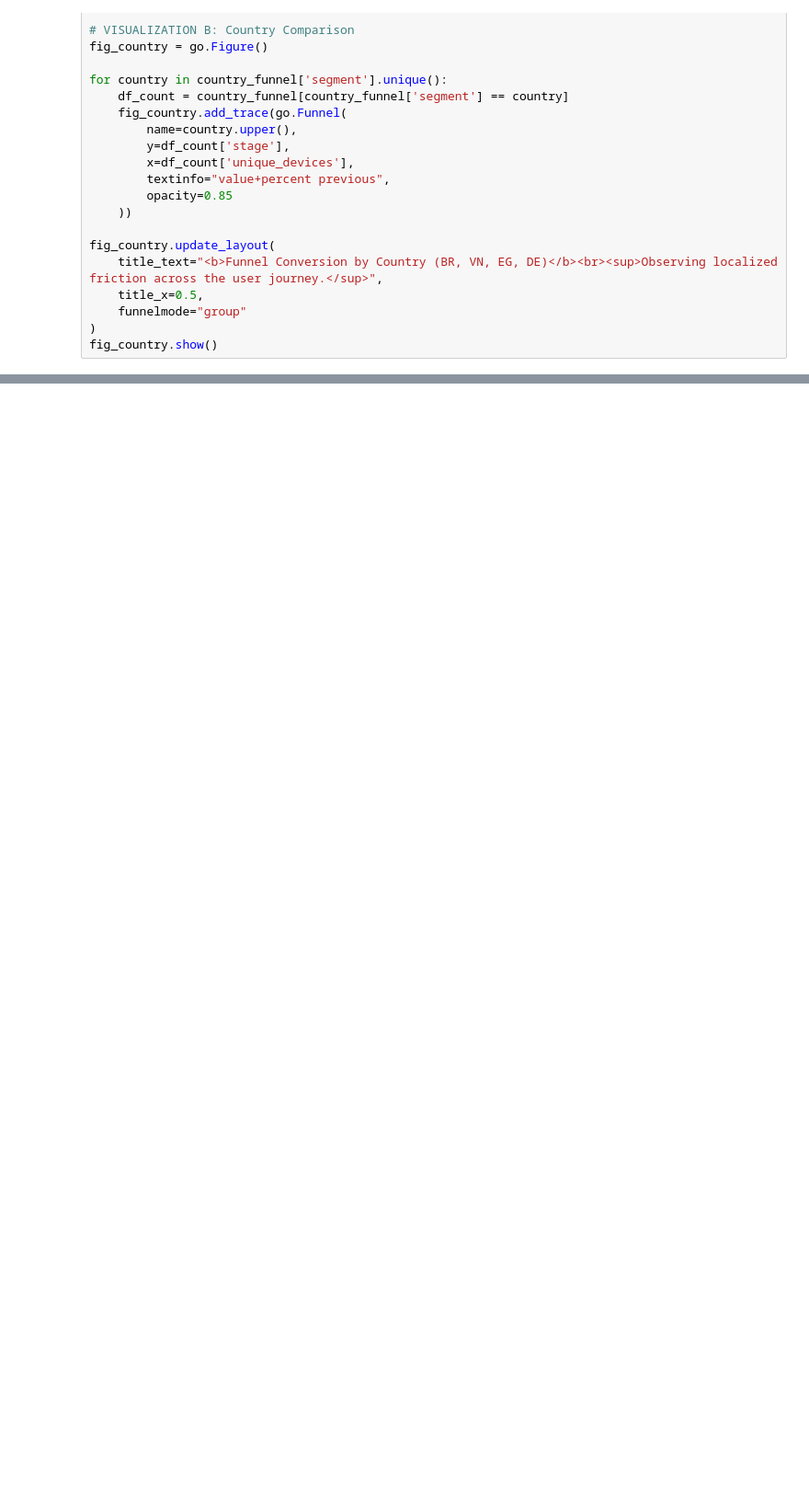
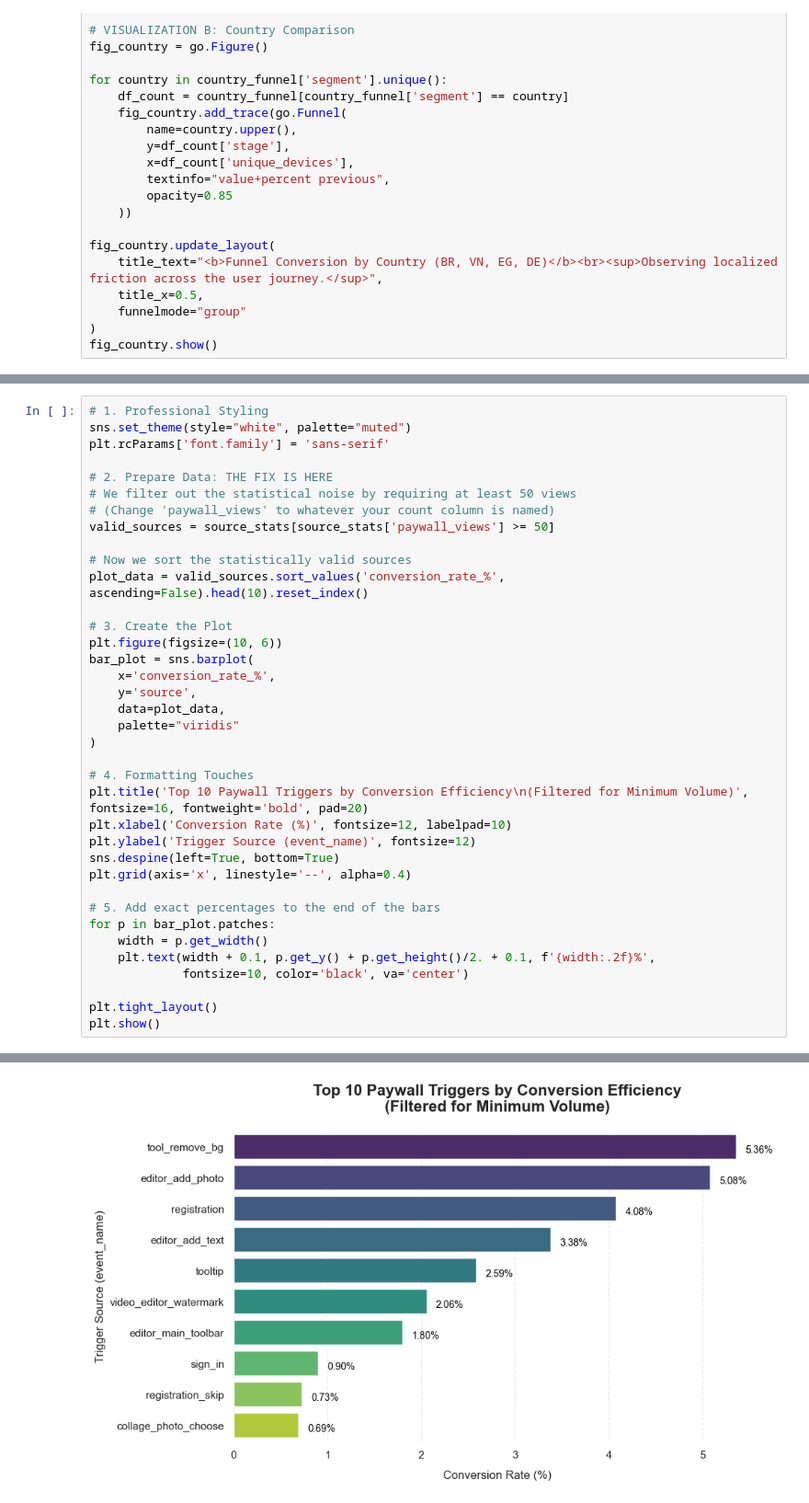
Before and after one commit to VaheGdlyan/DS_Projects, a Jupyter notebook: task_1_subscription_funnel/task_1_subscription_funnel.ipynb, the cells around one changed output, grey strips where cells are left out. Shown at 92% size. Cells and saved outputs as stored; diff of their text form; blank space fills up the shorter version.

Commit message:
feat: finalize Task 1 analysis, add professional visualizations, and complete Executive Summary

```diff
--- a/task_1_subscription_funnel/task_1_subscription_funnel.ipynb
+++ b/task_1_subscription_funnel/task_1_subscription_funnel.ipynb
@@ -291,0 +428,38 @@ fig_country.show()
+# %%
+# 1. Professional Styling
+sns.set_theme(style="white", palette="muted")
+plt.rcParams['font.family'] = 'sans-serif'
+
+# 2. Prepare Data: THE FIX IS HERE
+# We filter out the statistical noise by requiring at least 50 views
+# (Change 'paywall_views' to whatever your count column is named)
+valid_sources = source_stats[source_stats['paywall_views'] >= 50]
+
+# Now we sort the statistically valid sources
+plot_data = valid_sources.sort_values('conversion_rate_%', ascending=False).head(10).reset_index()
+
+# 3. Create the Plot
+plt.figure(figsize=(10, 6))
+bar_plot = sns.barplot(
+    x='conversion_rate_%',
+    y='source',
+    data=plot_data,
+    palette="viridis"
+)
+
+# 4. Formatting Touches
+plt.title('Top 10 Paywall Triggers by Conversion Efficiency\n(Filtered for Minimum Volume)', fontsize=16, fontweight='bold', pad=20)
+plt.xlabel('Conversion Rate (%)', fontsize=12, labelpad=10)
+plt.ylabel('Trigger Source (event_name)', fontsize=12)
+sns.despine(left=True, bottom=True)
+plt.grid(axis='x', linestyle='--', alpha=0.4)
+
+# 5. Add exact percentages to the end of the bars
+for p in bar_plot.patches:
+    width = p.get_width()
+    plt.text(width + 0.1, p.get_y() + p.get_height()/2. + 0.1, f'{width:.2f}%',
+             fontsize=10, color='black', va='center')
+
+plt.tight_layout()
+plt.show()
+# %% [output]
@@ -291,0 +469 @@ fig_country.show()
+[figure, added]
```
Also changed, not shown: parts of 27 cells of this notebook, 1 other file.
